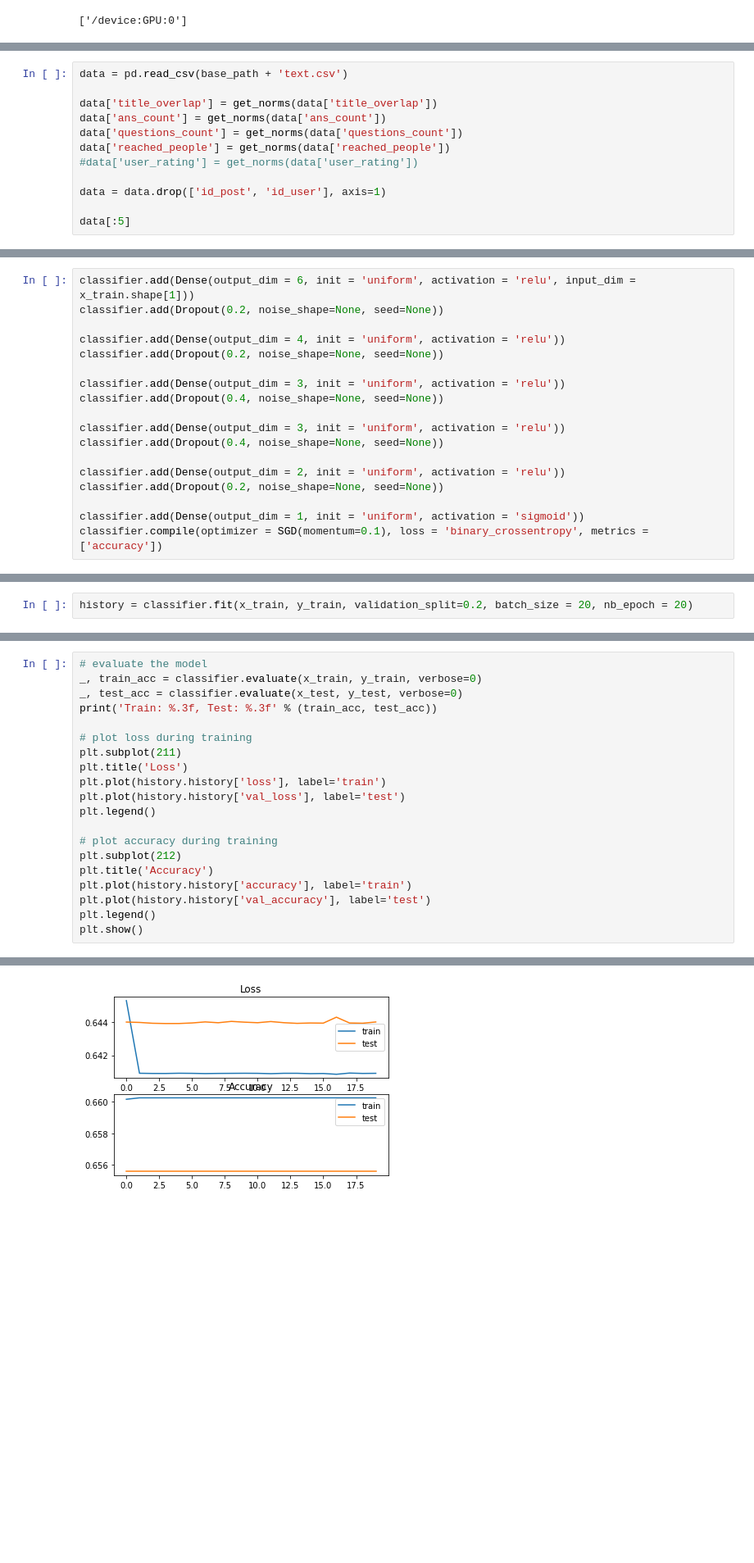
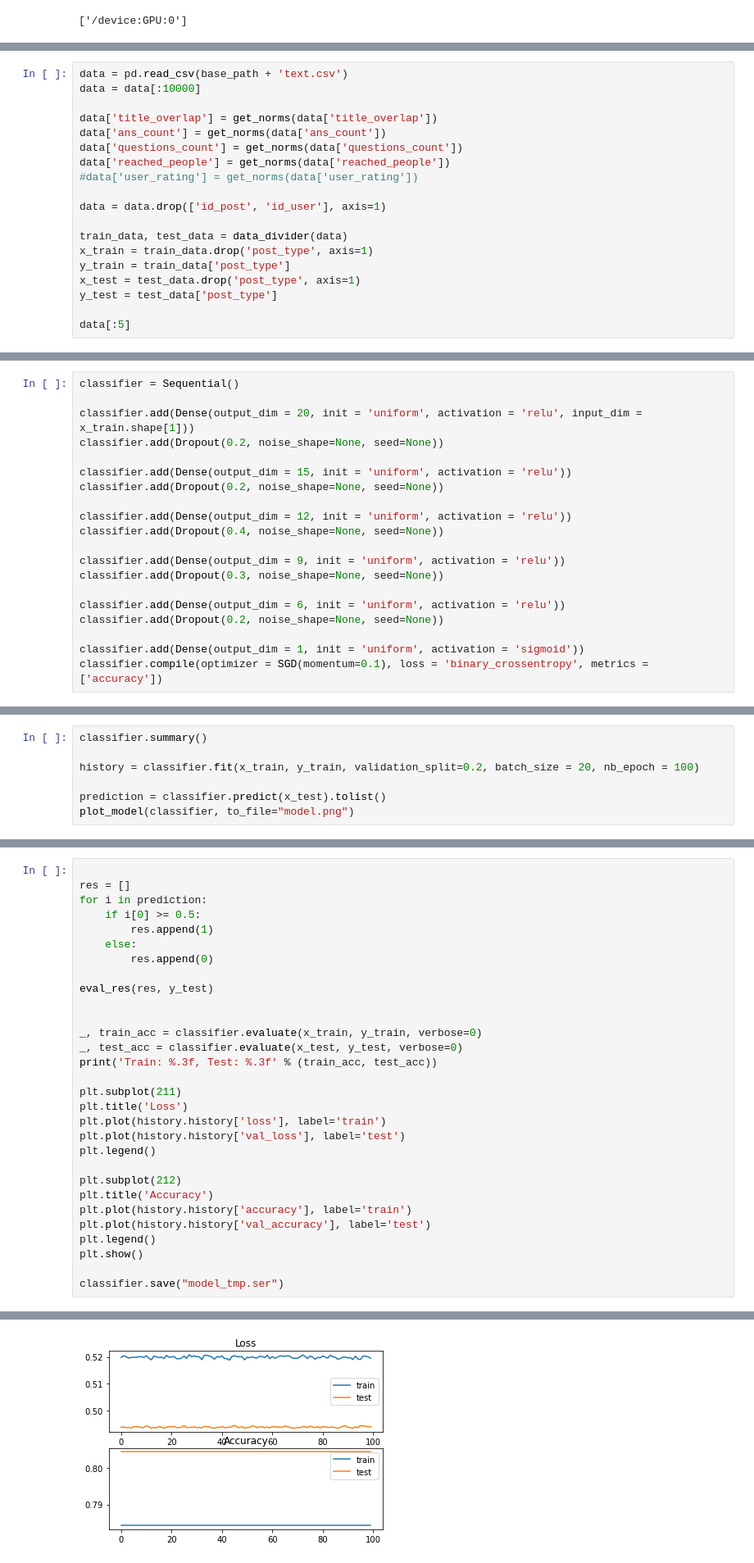
Before and after one commit to P4ll/stackoverflow, a Jupyter notebook: src/exp/nn/models_test.ipynb, the cells around one changed output, grey strips where cells are left out. Shown at 82% size. Drawn from its saved outputs; the diff is of its cells as text; blank space fills up the shorter version.

Commit message:
add regr models in nn test

```diff
--- a/src/exp/nn/models_test.ipynb
+++ b/src/exp/nn/models_test.ipynb
@@ -38,6 +43,7 @@ def get_norms(ser):
     return normalize(ser[:,np.newaxis], axis=0).ravel()
 # %%
 data = pd.read_csv(base_path + 'text.csv')
+data = data[:10000]
 
 data['title_overlap'] = get_norms(data['title_overlap'])
 data['ans_count'] = get_norms(data['ans_count'])
@@ -47,6 +53,12 @@ data['reached_people'] = get_norms(data['reached_people'])
 
 data = data.drop(['id_post', 'id_user'], axis=1)
 
+train_data, test_data = data_divider(data)
+x_train = train_data.drop('post_type', axis=1)
+y_train = train_data['post_type']
+x_test = test_data.drop('post_type', axis=1)
+y_test = test_data['post_type']
+
 data[:5]
 # %% [output]
 |  | ans_count | questions_count | reached_people | user_rating | debug_inf | title_overlap | post_type |
@@ -67,17 +70,19 @@ classifier = Sequential()
 # %%
-classifier.add(Dense(output_dim = 6, init = 'uniform', activation = 'relu', input_dim = x_train.shape[1]))
+classifier = Sequential()
+
+classifier.add(Dense(output_dim = 20, init = 'uniform', activation = 'relu', input_dim = x_train.shape[1]))
 classifier.add(Dropout(0.2, noise_shape=None, seed=None))
 
-classifier.add(Dense(output_dim = 4, init = 'uniform', activation = 'relu'))
+classifier.add(Dense(output_dim = 15, init = 'uniform', activation = 'relu'))
 classifier.add(Dropout(0.2, noise_shape=None, seed=None))
 
-classifier.add(Dense(output_dim = 3, init = 'uniform', activation = 'relu'))
+classifier.add(Dense(output_dim = 12, init = 'uniform', activation = 'relu'))
 classifier.add(Dropout(0.4, noise_shape=None, seed=None))
 
-classifier.add(Dense(output_dim = 3, init = 'uniform', activation = 'relu'))
-classifier.add(Dropout(0.4, noise_shape=None, seed=None))
+classifier.add(Dense(output_dim = 9, init = 'uniform', activation = 'relu'))
+classifier.add(Dropout(0.3, noise_shape=None, seed=None))
 
-classifier.add(Dense(output_dim = 2, init = 'uniform', activation = 'relu'))
+classifier.add(Dense(output_dim = 6, init = 'uniform', activation = 'relu'))
 classifier.add(Dropout(0.2, noise_shape=None, seed=None))
 
 classifier.add(Dense(output_dim = 1, init = 'uniform', activation = 'sigmoid'))
@@ -105,3 +90,8 @@ _________________________________________________________________
 # %%
-history = classifier.fit(x_train, y_train, validation_split=0.2, batch_size = 20, nb_epoch = 20)
+classifier.summary()
+
+history = classifier.fit(x_train, y_train, validation_split=0.2, batch_size = 20, nb_epoch = 100)
+
+prediction = classifier.predict(x_test).tolist()
+plot_model(classifier, to_file="model.png")
 # %% [output]
@@ -155,21 +147,31 @@ F1 score: 0.7915657877360567
 # %%
-# evaluate the model
+
+res = []
+for i in prediction:
+    if i[0] >= 0.5:
+        res.append(1)
+    else:
+        res.append(0)
+
+eval_res(res, y_test)
+
+
 _, train_acc = classifier.evaluate(x_train, y_train, verbose=0)
 _, test_acc = classifier.evaluate(x_test, y_test, verbose=0)
 print('Train: %.3f, Test: %.3f' % (train_acc, test_acc))
 
-# plot loss during training
 plt.subplot(211)
 plt.title('Loss')
 plt.plot(history.history['loss'], label='train')
 plt.plot(history.history['val_loss'], label='test')
 plt.legend()
 
-# plot accuracy during training
 plt.subplot(212)
 plt.title('Accuracy')
 plt.plot(history.history['accuracy'], label='train')
 plt.plot(history.history['val_accuracy'], label='test')
 plt.legend()
 plt.show()
+
+classifier.save("model_tmp.ser")
 # %% [output]
@@ -177 +182 @@ Train: 0.659, Test: 0.655
-[figure, old version]
+[figure, new version]
```
Also changed, not shown: parts of 15 cells of this notebook.
